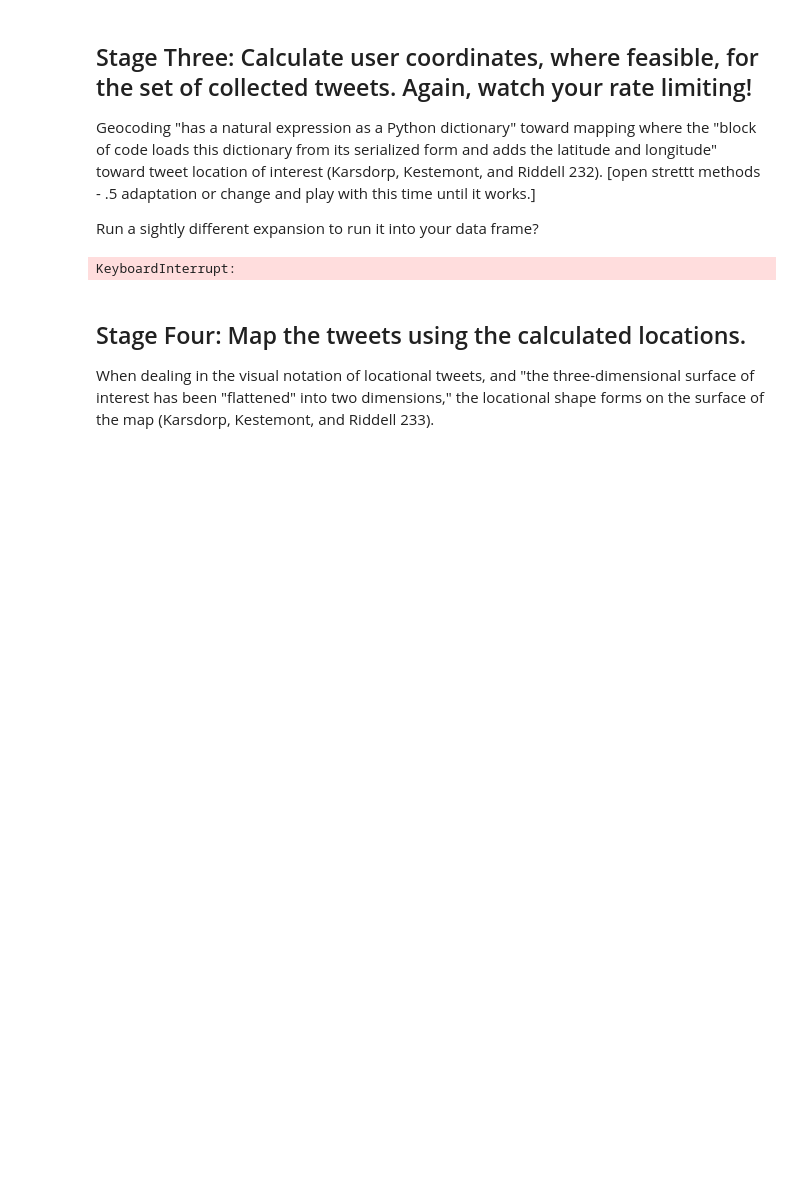
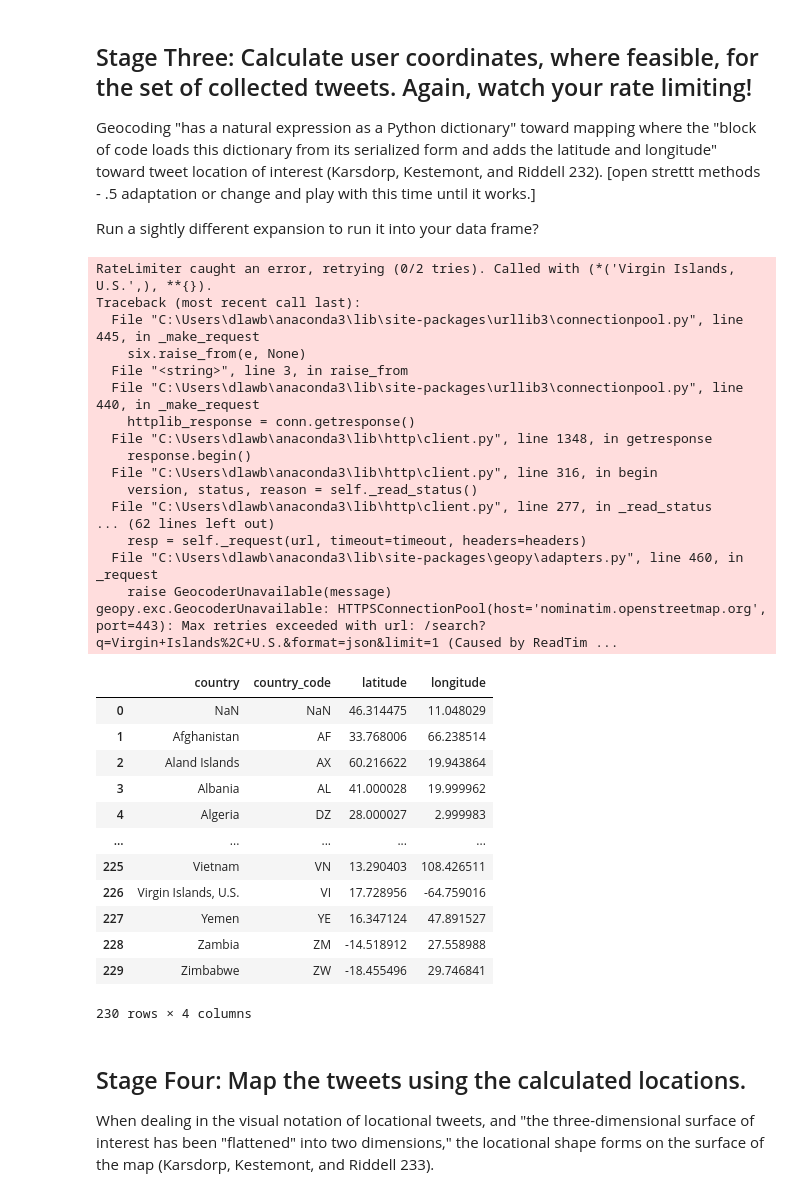
Before and after one commit to dlb007/Vox, a Jupyter notebook: Assignment # 10xx.ipynb, the cells around one changed output. Cells and saved outputs as stored; diff of their text form; code cells hidden in the pictures; blank space fills up the shorter version.

```diff
--- a/Assignment # 10xx.ipynb
+++ b/Assignment # 10xx.ipynb
@@ -20,6 +20,6 @@ Here data preparation is found and organized using a prevalent .csv file "auspol
 # %%
 import pandas as pd
 
-df = pd.read_csv('vaccination_tweets.csv')
+df = pd.read_csv('Countries.CSV')
 print(df.dtypes)
 # %% [output]
@@ -43,6 +29,6 @@ dtype: object
 # %% [markdown]
 ## Stage Two:  Use Pandas to sort and analyze your tweets.
 # %%
-tdf = df[['user_location','is_retweet','text']]
+tdf = df[['country','country_code']]
 print(tdf)
 # %% [output]
@@ -88,23 +71,52 @@ Name: user_location, Length: 3097, dtype: int64
 # %%
 from geopy.geocoders import Nominatim
 from geopy.extra.rate_limiter import RateLimiter
 
 geolocator = Nominatim(user_agent='twitter-analysis-client')
 limited = RateLimiter(geolocator.geocode, min_delay_seconds=1)
 
 def find_location(row):
-    place = row['user_location']
+    place = row['country']
     location = limited(place)
 
     if location != None:
         return location.latitude, location.longitude
     else:
         return "Not Found", "Not Found"
 
 tdf[['latitude','longitude']] = tdf.apply(find_location, axis="columns", result_type="expand")
 tdf
 # %% [output]
-KeyboardInterrupt:
+RateLimiter caught an error, retrying (0/2 tries). Called with (*('Virgin Islands, U.S.',), **{}).
+Traceback (most recent call last):
+  File "C:\Users\dlawb\anaconda3\lib\site-packages\urllib3\connectionpool.py", line 445, in _make_request
+    six.raise_from(e, None)
+  File "<string>", line 3, in raise_from
+  File "C:\Users\dlawb\anaconda3\lib\site-packages\urllib3\connectionpool.py", line 440, in _make_request
+    httplib_response = conn.getresponse()
+  File "C:\Users\dlawb\anaconda3\lib\http\client.py", line 1348, in getresponse
+    response.begin()
+  File "C:\Users\dlawb\anaconda3\lib\http\client.py", line 316, in begin
+    version, status, reason = self._read_status()
+  File "C:\Users\dlawb\anaconda3\lib\http\client.py", line 277, in _read_status
+... (62 lines left out)
+    resp = self._request(url, timeout=timeout, headers=headers)
+  File "C:\Users\dlawb\anaconda3\lib\site-packages\geopy\adapters.py", line 460, in _request
+    raise GeocoderUnavailable(message)
+geopy.exc.GeocoderUnavailable: HTTPSConnectionPool(host='nominatim.openstreetmap.org', port=443): Max retries exceeded with url: /search?q=Virgin+Islands%2C+U.S.&format=json&limit=1 (Caused by ReadTim ...
+|  | country | country_code | latitude | longitude |
+| 0 | NaN | NaN | 46.314475 | 11.048029 |
+| 1 | Afghanistan | AF | 33.768006 | 66.238514 |
+| 2 | Aland Islands | AX | 60.216622 | 19.943864 |
+| 3 | Albania | AL | 41.000028 | 19.999962 |
+| 4 | Algeria | DZ | 28.000027 | 2.999983 |
+| ... | ... | ... | ... | ... |
+| 225 | Vietnam | VN | 13.290403 | 108.426511 |
+| 226 | Virgin Islands, U.S. | VI | 17.728956 | -64.759016 |
+| 227 | Yemen | YE | 16.347124 | 47.891527 |
+| 228 | Zambia | ZM | -14.518912 | 27.558988 |
+| 229 | Zimbabwe | ZW | -18.455496 | 29.746841 |
+230 rows × 4 columns
 # %% [markdown]
 ## Stage Four:  Map the tweets using the calculated locations.
 When dealing in the visual notation of locational tweets, and "the three-dimensional surface of interest has been "flattened" into two dimensions," the locational shape forms on the surface of the map (Karsdorp, Kestemont, and Riddell 233).
```
Also changed, not shown: parts of 9 cells of this notebook.
